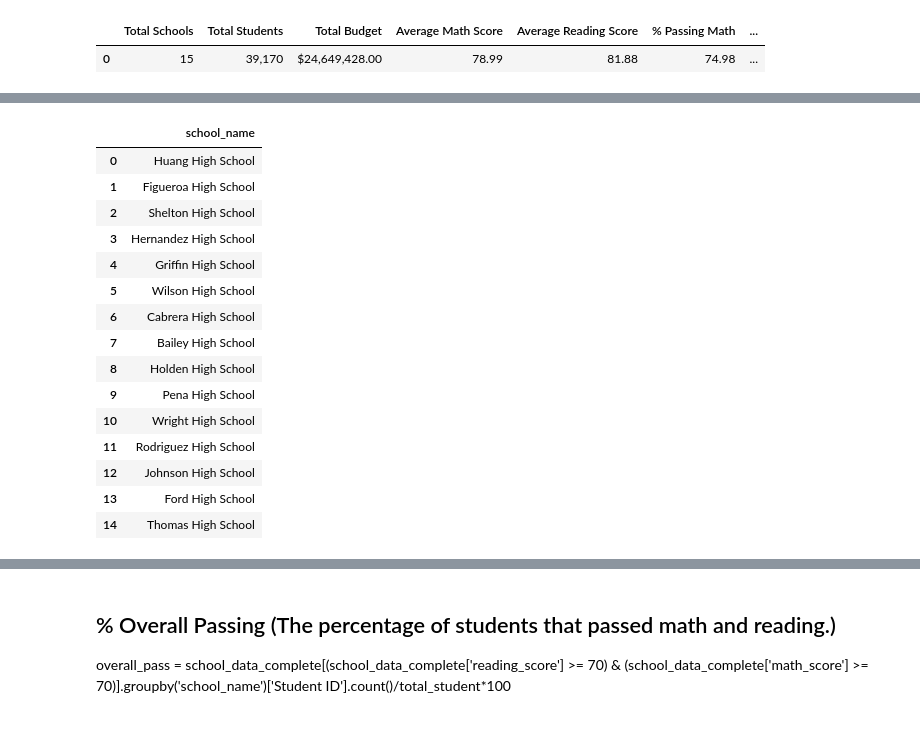
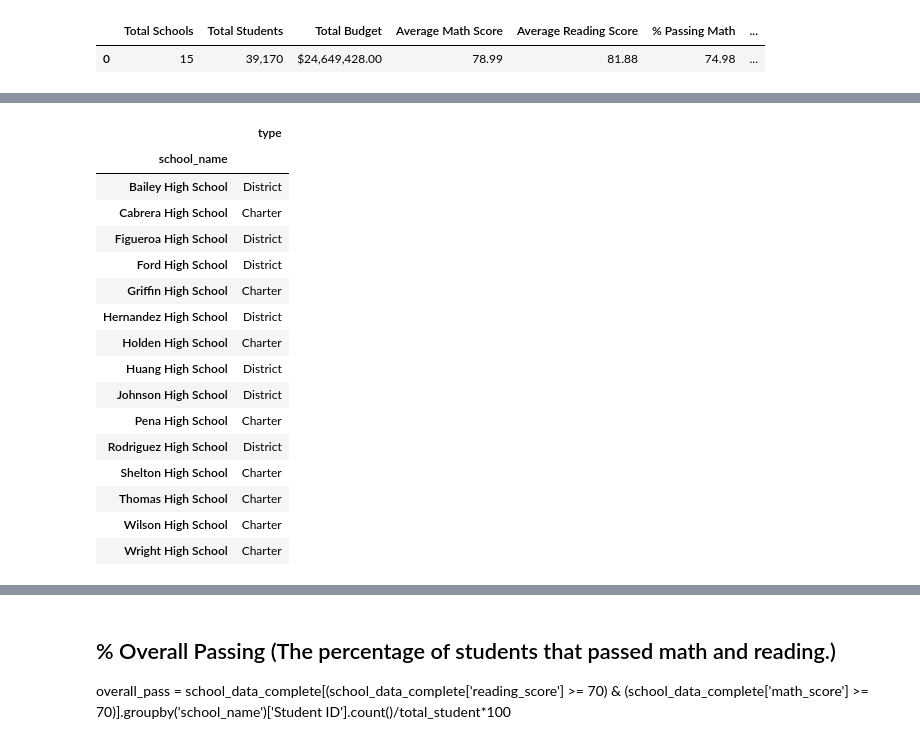
Before and after one commit to olivedisaster/pandas-challenge, a Jupyter notebook: PySchoolList.ipynb, the cells around one changed output, grey strips where cells are left out. Drawn from its saved outputs; the diff is of its cells as text; code cells hidden in the pictures.

```diff
--- a/PySchoolList.ipynb
+++ b/PySchoolList.ipynb
@@ -260,25 +281,24 @@ summary_table
 #Create an overview table that summarizes key metrics about
 #each school, including:
 # %%
-#2-1)Create a table with school names
-#use sext_index and groupby
-school_name = ["school_name"]
-school_name
-school_data_df.loc[:, school_name]
+#2-2) Create table with school names & school type
+type_df = school_data_complete.groupby(['school_name'])['type'].agg(pd.Series.mode).to_frame()
+type_df
 # %% [output]
-|  | school_name |
-| 0 | Huang High School |
-| 1 | Figueroa High School |
-| 2 | Shelton High School |
-| 3 | Hernandez High School |
-| 4 | Griffin High School |
-| 5 | Wilson High School |
-| 6 | Cabrera High School |
-| 7 | Bailey High School |
-| 8 | Holden High School |
-| 9 | Pena High School |
-| 10 | Wright High School |
-| 11 | Rodriguez High School |
-| 12 | Johnson High School |
-| 13 | Ford High School |
-| 14 | Thomas High School |
+|  | type |
+| school_name |  |
+| Bailey High School | District |
+| Cabrera High School | Charter |
+| Figueroa High School | District |
+| Ford High School | District |
+| Griffin High School | Charter |
+| Hernandez High School | District |
+| Holden High School | Charter |
+| Huang High School | District |
+| Johnson High School | District |
+| Pena High School | Charter |
+| Rodriguez High School | District |
+| Shelton High School | Charter |
+| Thomas High School | Charter |
+| Wilson High School | Charter |
+| Wright High School | Charter |
```
Also changed, not shown: parts of 19 cells of this notebook.
